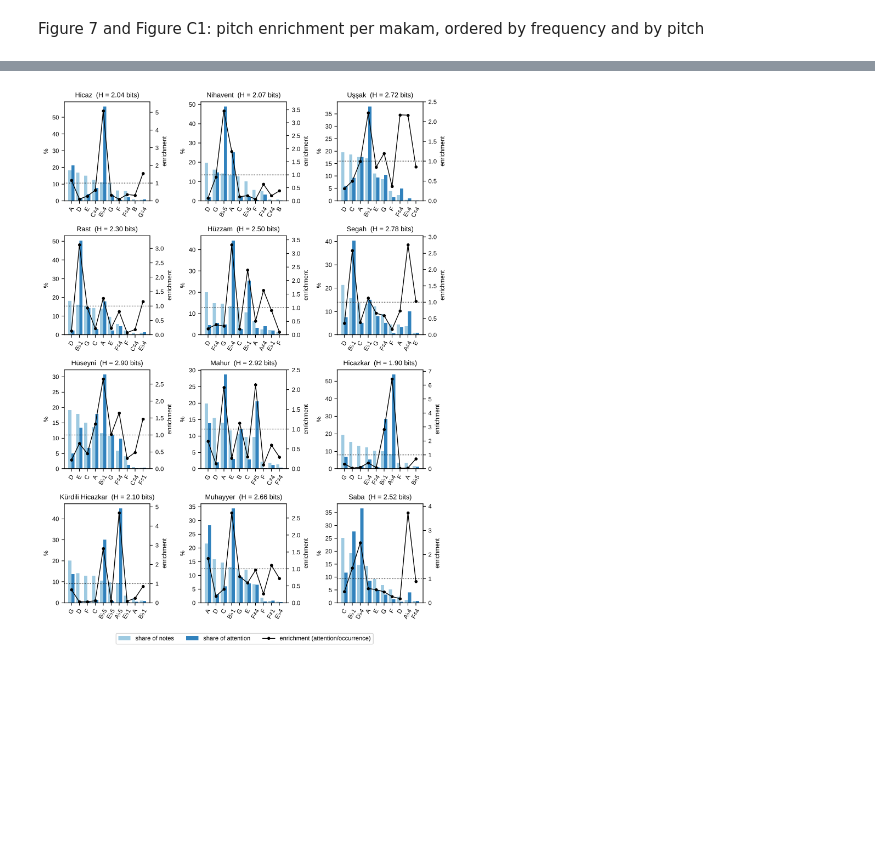
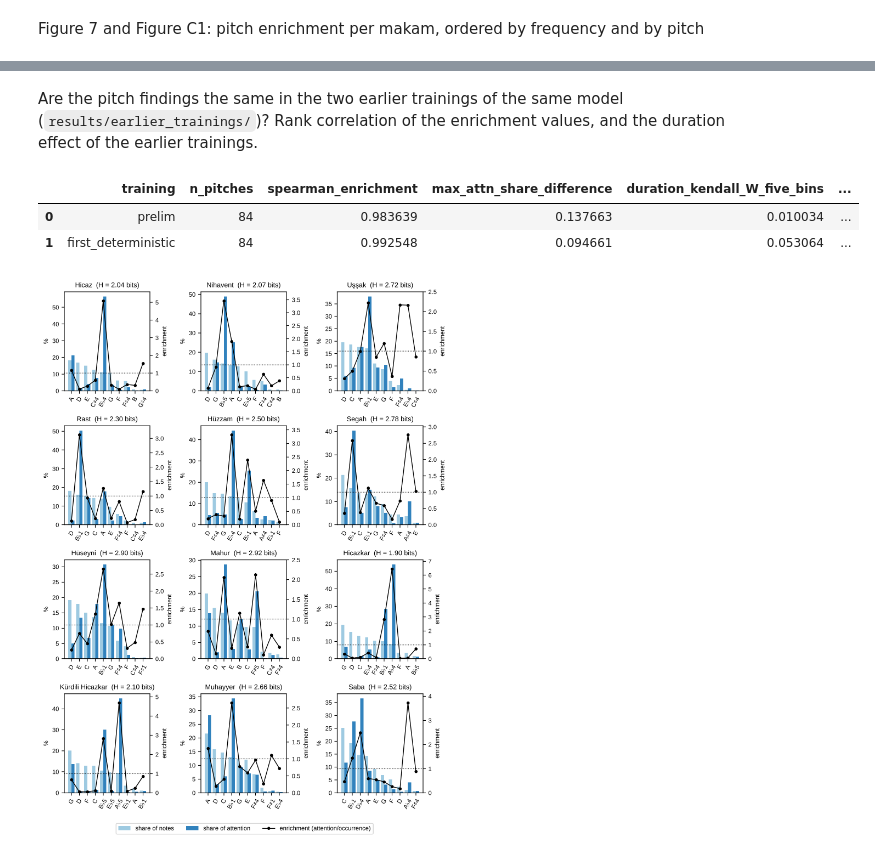
Before and after one commit to ihpar/tm_p, a Jupyter notebook: 5_tables_and_figures.ipynb, the cells around one changed output, grey strips where cells are left out. Cells and saved outputs as stored; diff of their text form; code cells hidden in the pictures; blank space fills up the shorter version.

```diff
--- a/5_tables_and_figures.ipynb
+++ b/5_tables_and_figures.ipynb
@@ -228,3 +382,11 @@ enrichment = ai.pitch_enrichment(note_table)
+# %% [markdown]
+Are the pitch findings the same in the two earlier trainings of the same model (`results/earlier_trainings/`)? Rank correlation of the enrichment values, and the duration effect of the earlier trainings.
+# %%
+compare_with_earlier_trainings(enrichment)
+# %% [output]
+|  | training | n_pitches | spearman_enrichment | max_attn_share_difference | duration_kendall_W_five_bins | ... |
+| 0 | prelim | 84 | 0.983639 | 0.137663 | 0.010034 | ... |
+| 1 | first_deterministic | 84 | 0.992548 | 0.094661 | 0.053064 | ... |
 # %%
 pm.plot_pitch_enrichment(enrichment, tag="full", pitch_order=False, save_fig=SAVE_FIGS)
 # %% [output]
```
Also changed, not shown: parts of 22 cells of this notebook, 25 other files.
